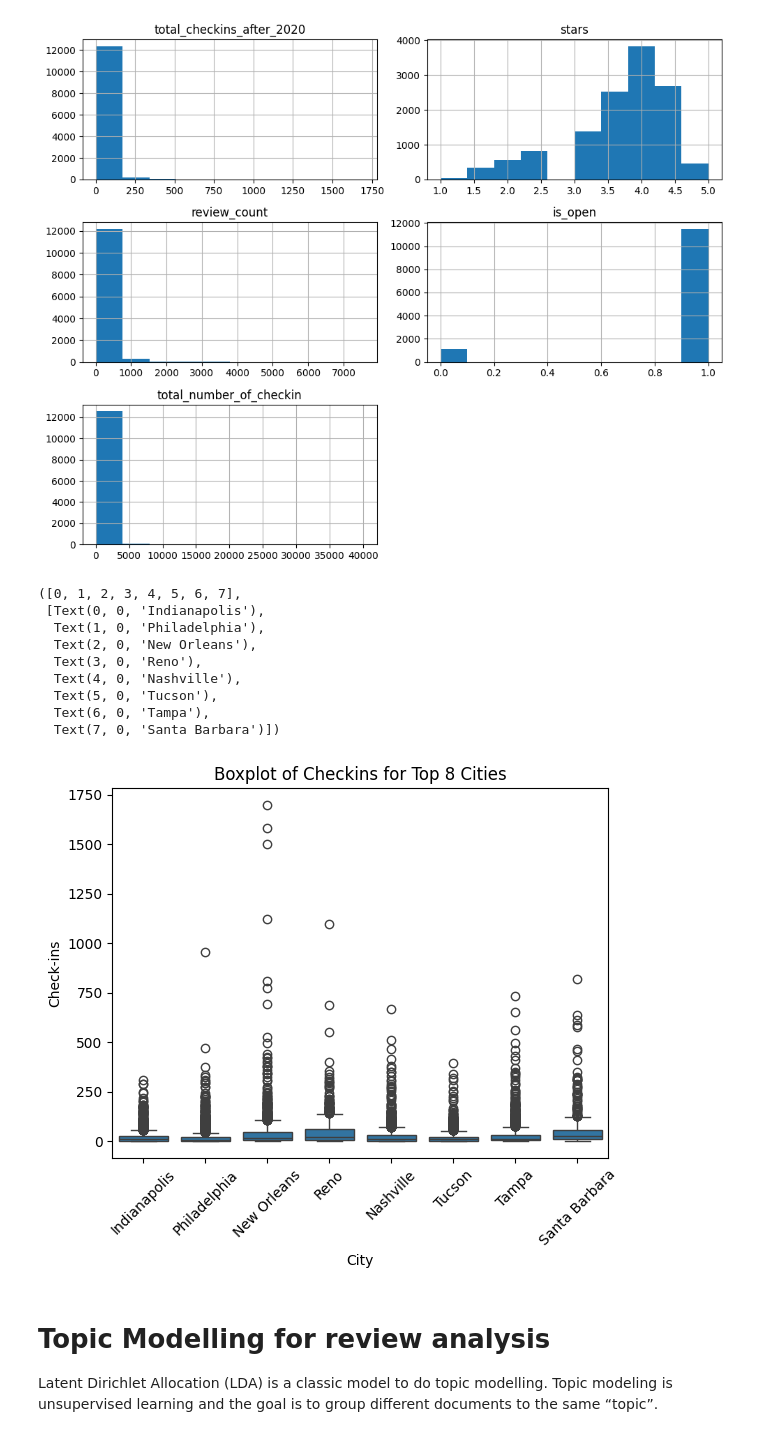
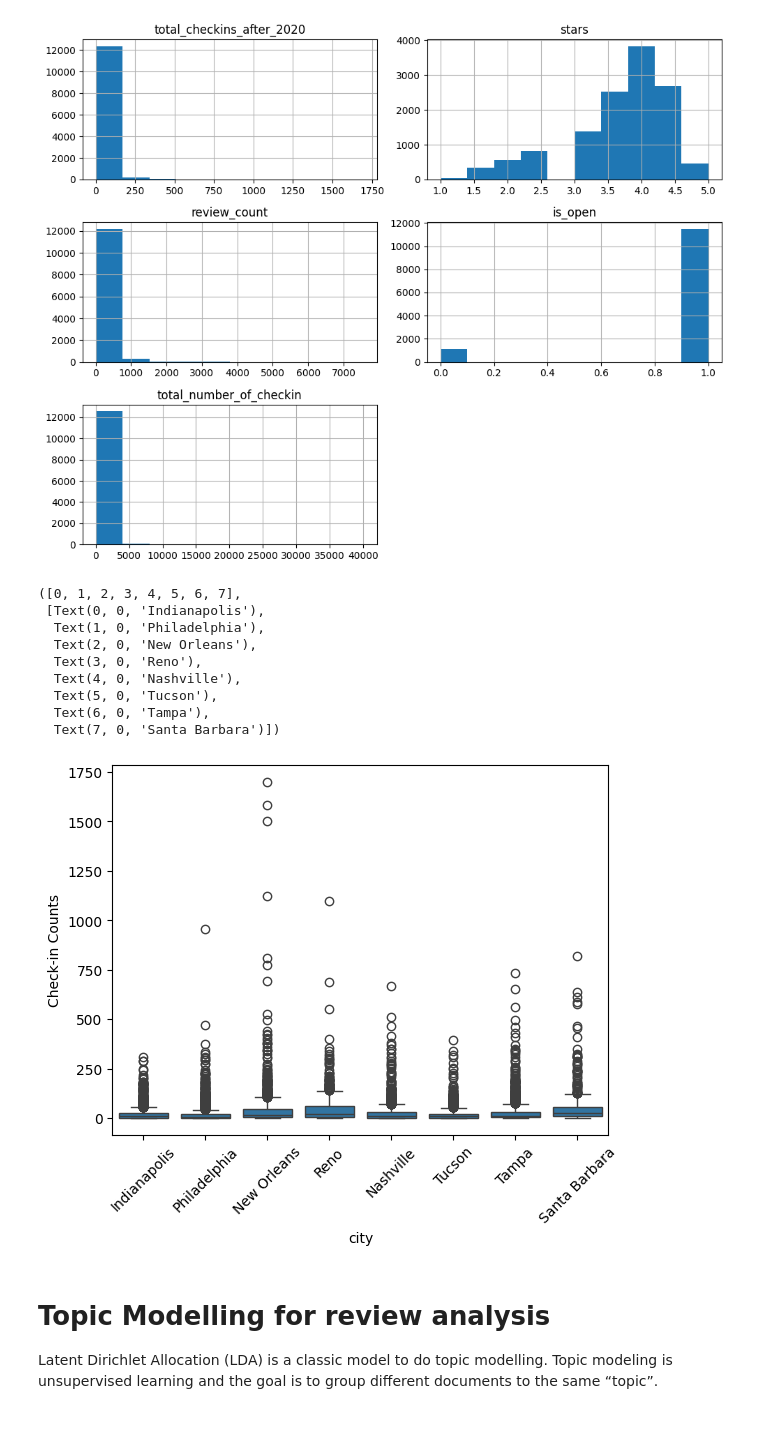
Before and after one commit to RemixDuan/BDAO_IMA, a Jupyter notebook: BDAO_IMA_Cloud_Project.ipynb, the cells around one changed output. Drawn from its saved outputs; the diff is of its cells as text; code cells hidden in the pictures.

```diff
--- a/BDAO_IMA_Cloud_Project.ipynb
+++ b/BDAO_IMA_Cloud_Project.ipynb
@@ -310,7 +310,7 @@ bigquery_client = bigquery.Client(project=project_id)
 # %%
 # Adding restaurant information to checkin data by joining 'restaurant_checkin' and 'restaurant_data'
 query = f"""
-    SELECT r.business_id, r.name, r.city, r.state, r.stars, r.review_count, r.is_open, r.categories,c.business_id, c.total_number_of_checkin
+    SELECT r.business_id, r.name, r.address, r.city, r.state, r.stars, r.review_count, r.is_open, r.categories,c.business_id, c.total_number_of_checkin
     FROM `{project_id}.{dataset_name}.{table_2}` AS c
     JOIN `{project_id}.{dataset_name}.{table_1}` AS r on r.business_id = c.business_id
 """
@@ -958,21 +953,21 @@ plt.show()
 [figure]
 # %%
 sns.boxplot(x='city', y='total_checkins_after_2020', data=top_8_cities_df)
-plt.title('Boxplot of Checkins for Top 8 Cities')
-plt.xlabel('City')
-plt.ylabel('Check-ins')
+# plt.title('Boxplot of Checkins for Top 8 Cities')
+# plt.xlabel('City')
+plt.ylabel('Check-in Counts')
 plt.xticks(rotation=45)
 # %% [output]
 ([0, 1, 2, 3, 4, 5, 6, 7],
  [Text(0, 0, 'Indianapolis'),
   Text(1, 0, 'Philadelphia'),
   Text(2, 0, 'New Orleans'),
   Text(3, 0, 'Reno'),
   Text(4, 0, 'Nashville'),
   Text(5, 0, 'Tucson'),
   Text(6, 0, 'Tampa'),
   Text(7, 0, 'Santa Barbara')])
-[figure, old version]
+[figure, new version]
 # %% [markdown]
 # **Topic Modelling for review analysis**
 
```
Also changed, not shown: parts of 16 cells of this notebook.
